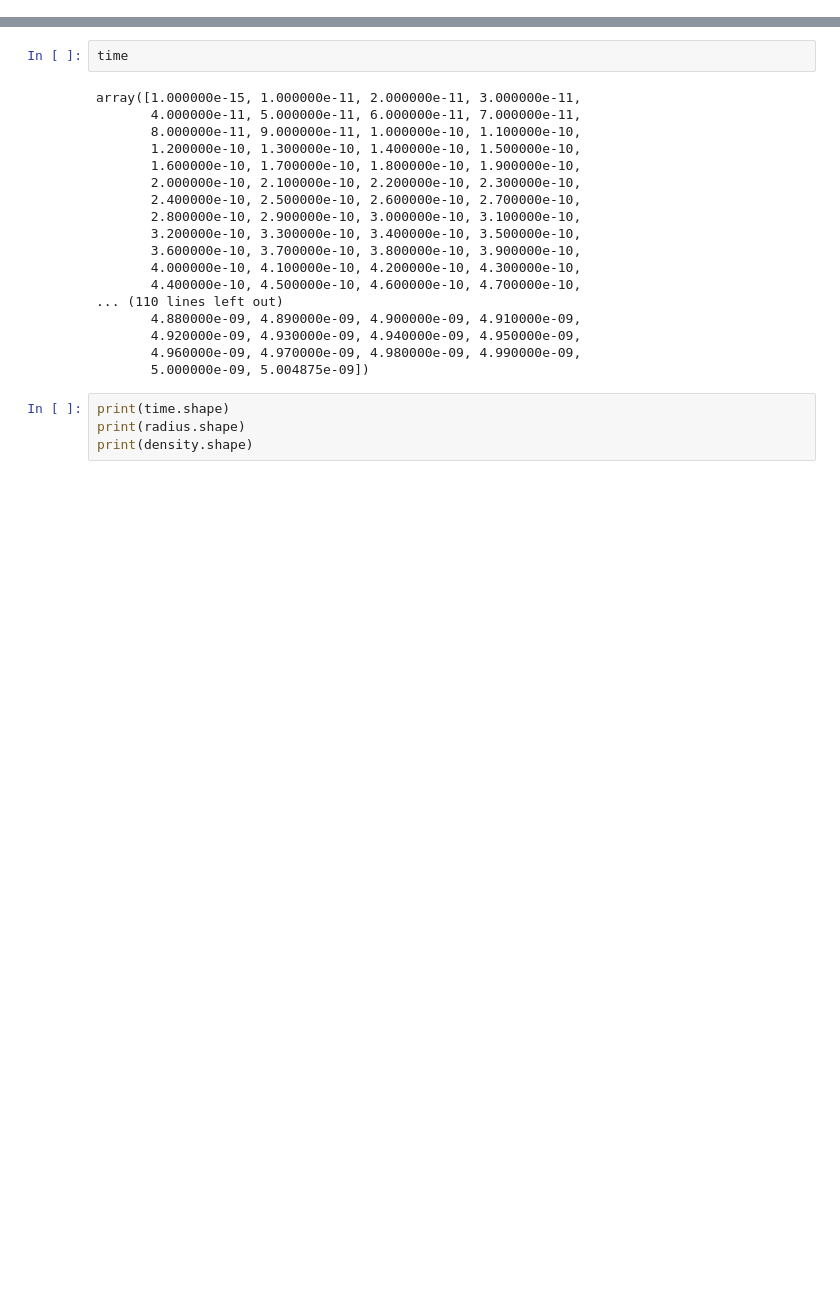
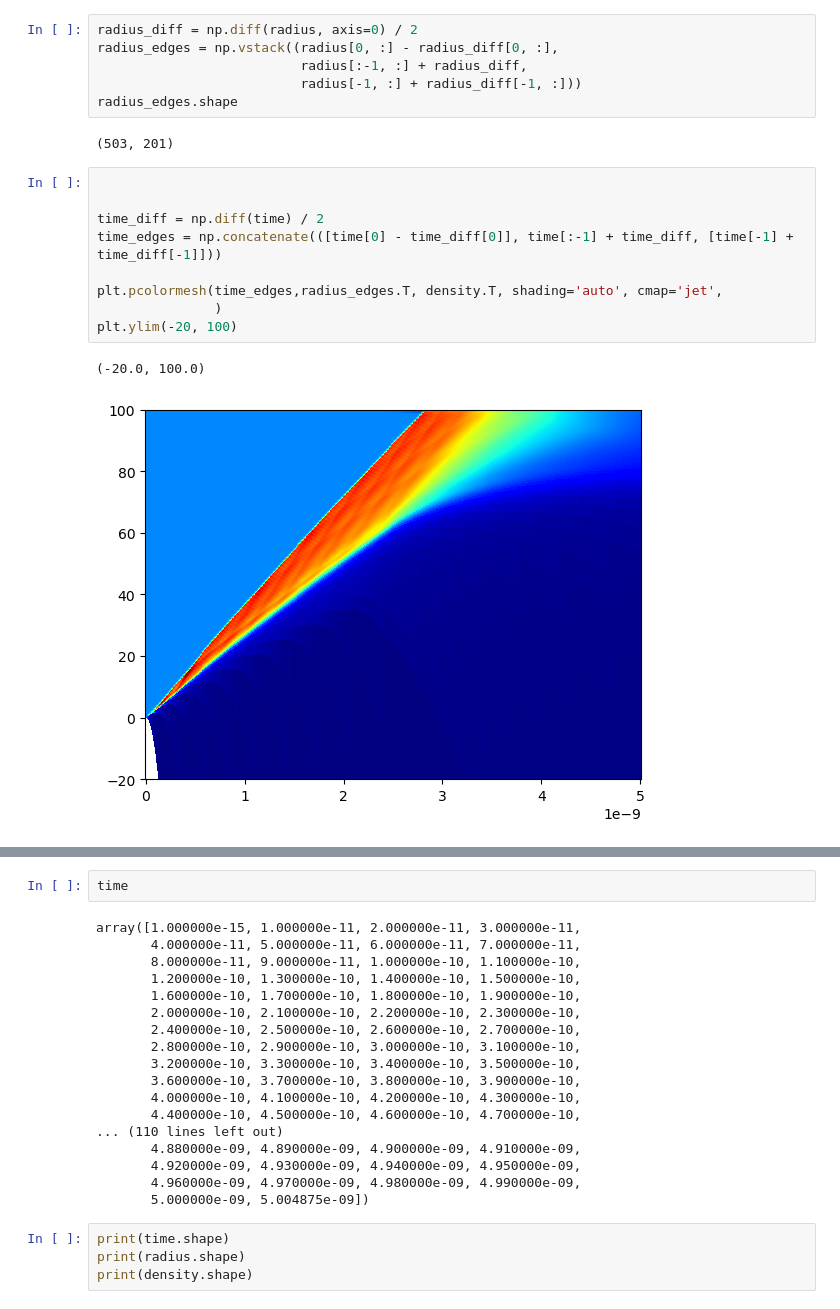
Before and after one commit to leafzhao/PyHelios, a Jupyter notebook: test.ipynb, the cells around one changed output, grey strips where cells are left out. Cells and saved outputs as stored; diff of their text form; blank space fills up the shorter version.

Commit message:
feat: update plotting, analysis, dataio, core; add max_density, polish API

```diff
--- a/test.ipynb
+++ b/test.ipynb
@@ -19,0 +35,20 @@ module://matplotlib_inline.backend_inline
+# %%
+radius_diff = np.diff(radius, axis=0) / 2
+radius_edges = np.vstack((radius[0, :] - radius_diff[0, :],
+                          radius[:-1, :] + radius_diff,
+                          radius[-1, :] + radius_diff[-1, :]))
+radius_edges.shape
+# %% [output]
+(503, 201)
+# %%
+
+
+time_diff = np.diff(time) / 2
+time_edges = np.concatenate(([time[0] - time_diff[0]], time[:-1] + time_diff, [time[-1] + time_diff[-1]]))
+
+plt.pcolormesh(time_edges,radius_edges.T, density.T, shading='auto', cmap='jet',
+               )
+plt.ylim(-20, 100)
+# %% [output]
+(-20.0, 100.0)
+[figure, added]
```
Also changed, not shown: parts of 12 cells of this notebook, 8 other files.
